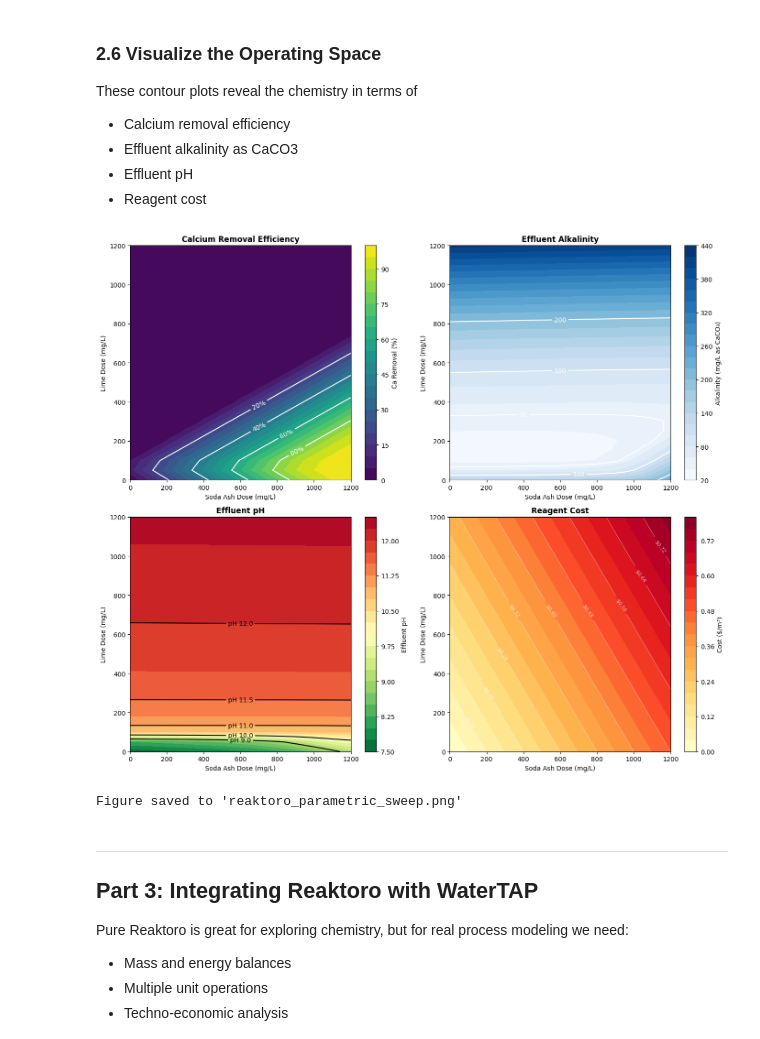
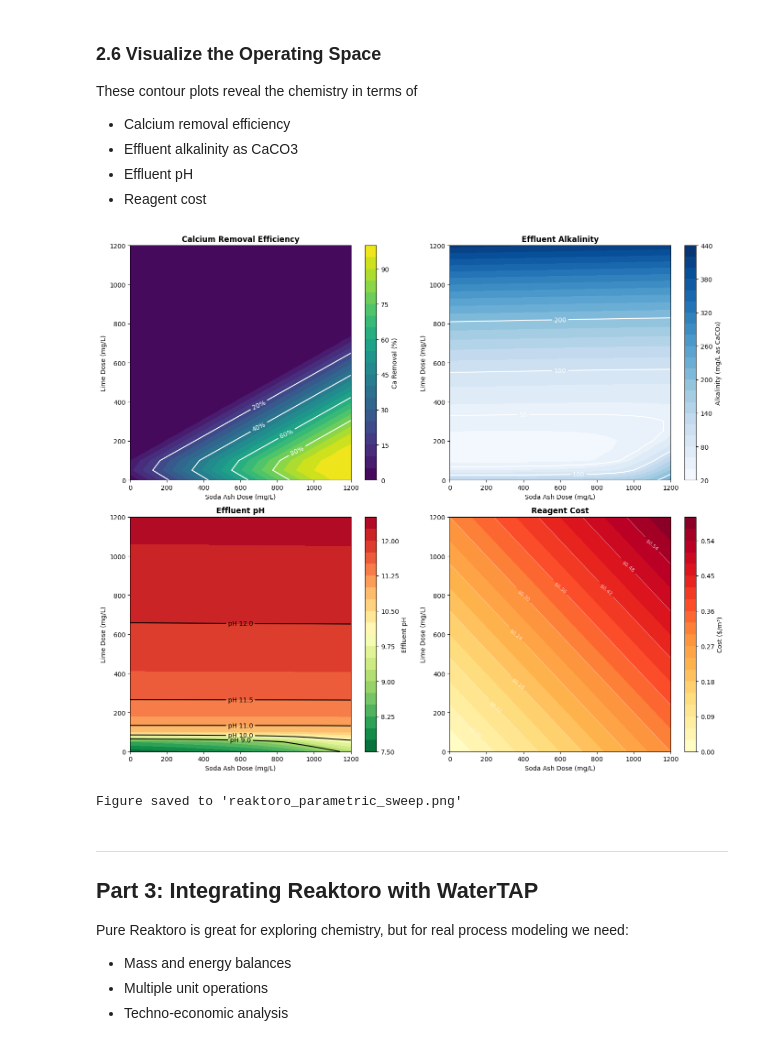
Before and after one commit to sufikaur/myfork-watertap_academy_fall_2025, a Jupyter notebook: week8/Detail_Chemistry_Model_Integration_Tutorial.ipynb, the cells around one changed output. Drawn from its saved outputs; the diff is of its cells as text; code cells hidden in the pictures.

Commit message:
detailed chem with lime-soda softening completed!

```diff
--- a/week8/Detail_Chemistry_Model_Integration_Tutorial.ipynb
+++ b/week8/Detail_Chemistry_Model_Integration_Tutorial.ipynb
@@ -90,7 +90,7 @@ pressure_Pa = 101325
 
 # Chemical costs ($/kg)
 lime_cost = 0.25
-soda_cost = 0.40
+soda_cost = 0.25
 
 print("Feed composition loaded.")
 print(f"Feed Ca: {feed_composition['Ca']*1000:.0f} mg/L")
@@ -186,12 +186,15 @@ def evaluate_softening(lime_dose_mg_L, soda_dose_mg_L, feed_comp, temp_C):
         ca_removal = max(0, min(100, ca_removal))  # Clamp to 0-100%
 
         effluent_pH = float(aqueous_props.pH())
-        alkalinity = float(aqueous_props.alkalinity()) * 50.04 * 1000  # eq/L → mg/L as CaCO₃
+        alkalinity = (
+            float(aqueous_props.alkalinity()) * 50.04 * 1000
+        )  # eq/L → mg/L as CaCO₃
         calcite_mol = float(state.speciesAmount("Calcite"))
 
         # Cost ($/m³)
-        cost = (lime_dose_mg_L * 1e-6 * lime_cost +
-                soda_dose_mg_L * 1e-6 * soda_cost) * 1000
+        cost = (
+            lime_dose_mg_L * 1e-6 * lime_cost + soda_dose_mg_L * 1e-6 * soda_cost
+        ) * 1000
 
         return {
             "ca_removal": ca_removal,
@@ -255,7 +258,9 @@ failed_count = 0
 
 for i, lime_dose in enumerate(lime_range):
     for j, soda_dose in enumerate(soda_range):
-        result = evaluate_softening(lime_dose, soda_dose, feed_composition, temperature_C)
+        result = evaluate_softening(
+            lime_dose, soda_dose, feed_composition, temperature_C
+        )
 
         if result is not None:
             ca_removal_grid[i, j] = result["ca_removal"]
@@ -294,57 +297,70 @@ dd
 # %%
 # Create meshgrid for plotting
 SODA, LIME = np.meshgrid(soda_range, lime_range)
 
 # Create 2×2 contour plot
 fig, axes = plt.subplots(2, 2, figsize=(14, 12))
 
 # Plot 1: Ca Removal Efficiency
 ax1 = axes[0, 0]
-cf1 = ax1.contourf(SODA, LIME, ca_removal_grid, levels=20, cmap='viridis')
-cs1 = ax1.contour(SODA, LIME, ca_removal_grid, levels=[20, 40, 60, 80], colors='white', linewidths=1.5)
-ax1.clabel(cs1, inline=True, fontsize=10, fmt='%.0f%%')
-plt.colorbar(cf1, ax=ax1, label='Ca Removal (%)')
-ax1.set_xlabel('Soda Ash Dose (mg/L)')
-ax1.set_ylabel('Lime Dose (mg/L)')
-ax1.set_title('Calcium Removal Efficiency', fontweight='bold')
+cf1 = ax1.contourf(SODA, LIME, ca_removal_grid, levels=20, cmap="viridis")
+cs1 = ax1.contour(
+    SODA, LIME, ca_removal_grid, levels=[20, 40, 60, 80], colors="white", linewidths=1.5
+)
+ax1.clabel(cs1, inline=True, fontsize=10, fmt="%.0f%%")
+plt.colorbar(cf1, ax=ax1, label="Ca Removal (%)")
+ax1.set_xlabel("Soda Ash Dose (mg/L)")
+ax1.set_ylabel("Lime Dose (mg/L)")
+ax1.set_title("Calcium Removal Efficiency", fontweight="bold")
 
 # Plot 2: Effluent Alkalinity
 ax2 = axes[0, 1]
-cf2 = ax2.contourf(SODA, LIME, alkalinity_grid, levels=20, cmap='Blues')
-cs2 = ax2.contour(SODA, LIME, alkalinity_grid, levels=[50, 100, 200, 500], colors='white', linewidths=1.5)
-ax2.clabel(cs2, inline=True, fontsize=10, fmt='%.0f')
-plt.colorbar(cf2, ax=ax2, label='Alkalinity (mg/L as CaCO₃)')
-ax2.set_xlabel('Soda Ash Dose (mg/L)')
-ax2.set_ylabel('Lime Dose (mg/L)')
-ax2.set_title('Effluent Alkalinity', fontweight='bold')
+cf2 = ax2.contourf(SODA, LIME, alkalinity_grid, levels=20, cmap="Blues")
+cs2 = ax2.contour(
+    SODA,
+    LIME,
+    alkalinity_grid,
+    levels=[50, 100, 200, 500],
+    colors="white",
+    linewidths=1.5,
+)
+ax2.clabel(cs2, inline=True, fontsize=10, fmt="%.0f")
+plt.colorbar(cf2, ax=ax2, label="Alkalinity (mg/L as CaCO₃)")
+ax2.set_xlabel("Soda Ash Dose (mg/L)")
+ax2.set_ylabel("Lime Dose (mg/L)")
+ax2.set_title("Effluent Alkalinity", fontweight="bold")
 
 # Plot 3: Effluent pH
 ax3 = axes[1, 0]
-cf3 = ax3.contourf(SODA, LIME, pH_grid, levels=20, cmap='RdYlGn_r')
-cs3 = ax3.contour(SODA, LIME, pH_grid, levels=[9, 10, 11, 11.5, 12], colors='black', linewidths=1.5)
-ax3.clabel(cs3, inline=True, fontsize=10, fmt='pH %.1f')
-plt.colorbar(cf3, ax=ax3, label='Effluent pH')
-ax3.set_xlabel('Soda Ash Dose (mg/L)')
-ax3.set_ylabel('Lime Dose (mg/L)')
-ax3.set_title('Effluent pH', fontweight='bold')
+cf3 = ax3.contourf(SODA, LIME, pH_grid, levels=20, cmap="RdYlGn_r")
+cs3 = ax3.contour(
+    SODA, LIME, pH_grid, levels=[9, 10, 11, 11.5, 12], colors="black", linewidths=1.5
+)
+ax3.clabel(cs3, inline=True, fontsize=10, fmt="pH %.1f")
+plt.colorbar(cf3, ax=ax3, label="Effluent pH")
+ax3.set_xlabel("Soda Ash Dose (mg/L)")
+ax3.set_ylabel("Lime Dose (mg/L)")
+ax3.set_title("Effluent pH", fontweight="bold")
 
 # Plot 4: Reagent Cost
 ax4 = axes[1, 1]
-cf4 = ax4.contourf(SODA, LIME, cost_grid, levels=20, cmap='YlOrRd')
-cs4 = ax4.contour(SODA, LIME, cost_grid, levels=10, colors='white', linewidths=0.5, alpha=0.7)
-ax4.clabel(cs4, inline=True, fontsize=8, fmt='$%.2f')
-plt.colorbar(cf4, ax=ax4, label='Cost ($/m³)')
-ax4.set_xlabel('Soda Ash Dose (mg/L)')
-ax4.set_ylabel('Lime Dose (mg/L)')
-ax4.set_title('Reagent Cost', fontweight='bold')
+cf4 = ax4.contourf(SODA, LIME, cost_grid, levels=20, cmap="YlOrRd")
+cs4 = ax4.contour(
+    SODA, LIME, cost_grid, levels=10, colors="white", linewidths=0.5, alpha=0.7
+)
+ax4.clabel(cs4, inline=True, fontsize=8, fmt="$%.2f")
+plt.colorbar(cf4, ax=ax4, label="Cost ($/m³)")
+ax4.set_xlabel("Soda Ash Dose (mg/L)")
+ax4.set_ylabel("Lime Dose (mg/L)")
+ax4.set_title("Reagent Cost", fontweight="bold")
 
 plt.tight_layout()
-plt.savefig('reaktoro_parametric_sweep.png', dpi=150, bbox_inches='tight')
+plt.savefig("reaktoro_parametric_sweep.png", dpi=150, bbox_inches="tight")
 plt.show()
 
 print("\nFigure saved to 'reaktoro_parametric_sweep.png'")
 # %% [output]
-[figure, old version]
+[figure, new version]
 Figure saved to 'reaktoro_parametric_sweep.png'
 # %% [markdown]
 ---
```
Also changed, not shown: parts of 45 cells of this notebook.
